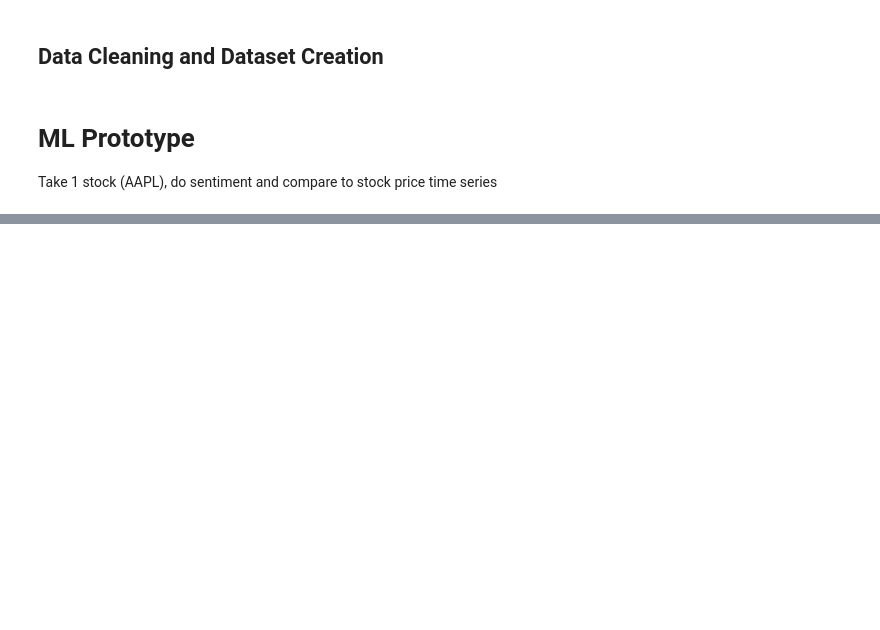
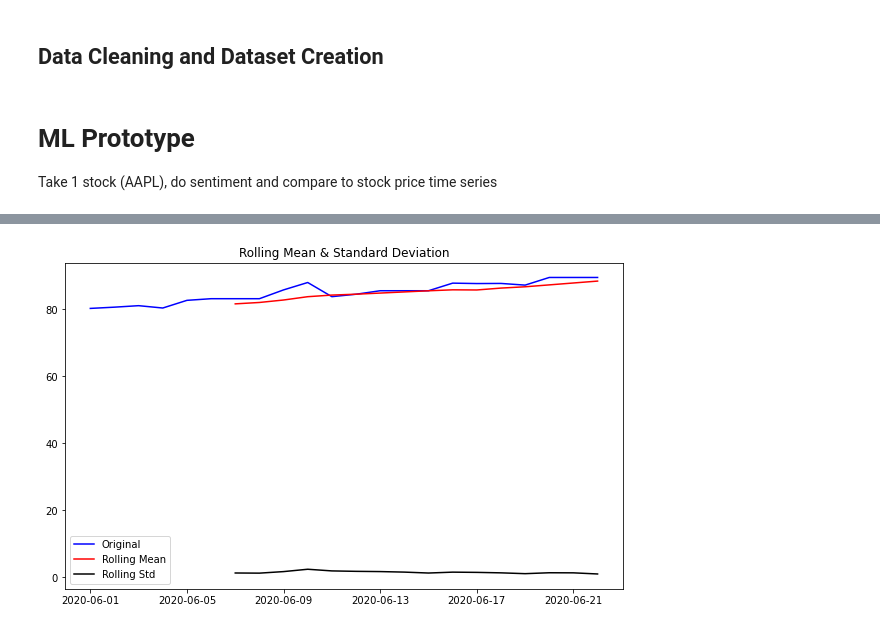
Before and after one commit to yegorkryukov/stockai, a Jupyter notebook: notebooks/create_dataset.ipynb, the cells around one changed output, grey strips where cells are left out. Saved outputs shown, nothing was run; the diff lists cells and outputs as text; code cells hidden in the pictures; blank space fills up the shorter version.

```diff
--- a/notebooks/create_dataset.ipynb
+++ b/notebooks/create_dataset.ipynb
@@ -285,0 +324,17 @@ SVM
+# %%
+window = 7
+train_series = train_data.adjclose
+
+#Determing rolling statistics
+rolmean = train_series.rolling(window).mean()
+rolstd = train_series.rolling(window).std()
+
+#Plot rolling statistics:
+fig = plt.figure(figsize=(10, 6))
+orig = plt.plot(train_series, color='blue',label='Original')
+mean = plt.plot(rolmean, color='red', label='Rolling Mean')
+std = plt.plot(rolstd, color='black', label = 'Rolling Std')
+plt.legend(loc='best')
+plt.title('Rolling Mean & Standard Deviation');
+# %% [output]
+[figure, added]
```
Also changed, not shown: parts of 15 cells of this notebook.
